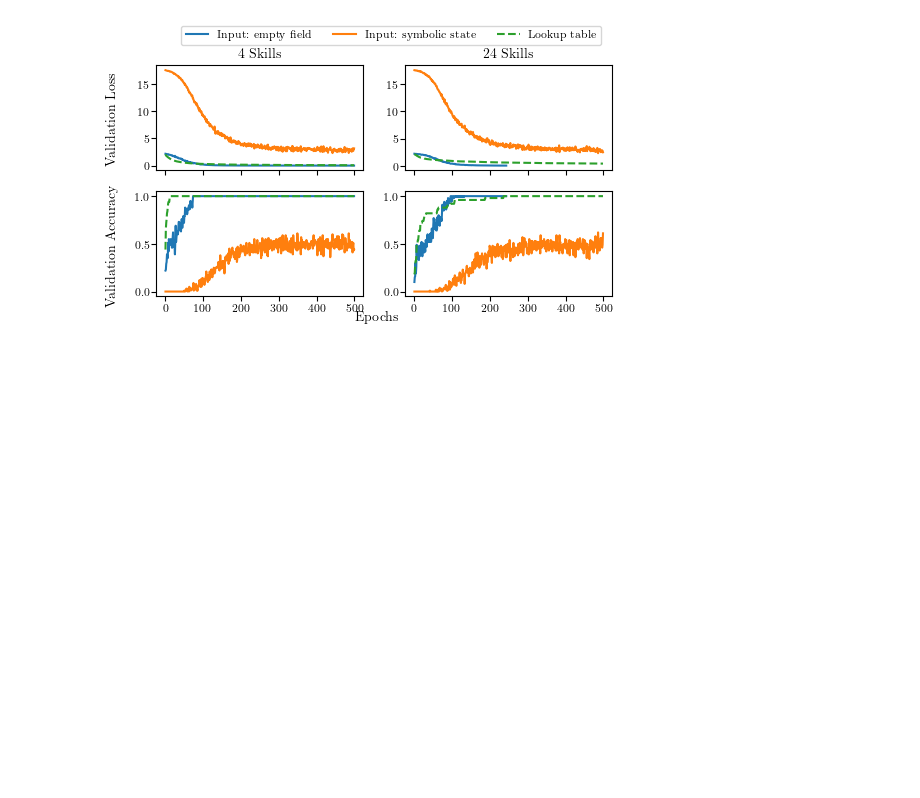
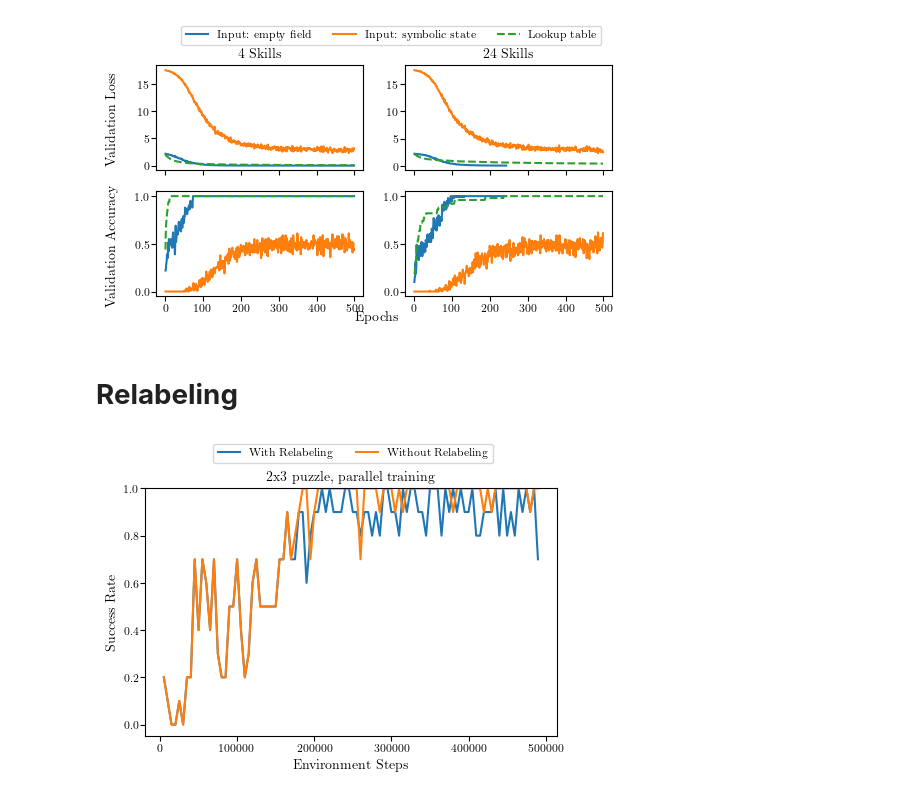
Before and after one commit to rosa-wolf/Multi-Phase-Skill-Learning-SlidingPuzzle, a Jupyter notebook: eval_data.ipynb, the cells around one changed output. Saved outputs shown, nothing was run; the diff lists cells and outputs as text; code cells hidden in the pictures; blank space fills up the shorter version.

```diff
--- a/eval_data.ipynb
+++ b/eval_data.ipynb
@@ -775,3 +775,47 @@ plt.show()
 # %%
 # plot perforamnce of fm with sym input dependent on batch size
 plt.subplots()
+# %% [markdown]
+# **Relabeling**
+# %%
+path_2x3_relabel = ["/home/rosa/Documents/Uni/Masterarbeit/checkpoints/parallel2x3_num_skills3_sparseTrue_relabelingTrue/evaluations.npz"]
+
+path_2x3 = ["/home/rosa/Documents/Uni/Masterarbeit/checkpoints/parallel2x3_num_skills3_sparseTrue_relabelingFalse/evaluations.npz"]
+# %%
+x = np.load(path_2x3_relabel[0], mmap_mode='r')["timesteps"]
+idx = np.where(x <= 490000)
+x = x[idx]
+
+returns_relabel, succ_relabel = gather_data(path_2x3_relabel, x, idx)
+returns, succ = gather_data(path_2x3, x, idx)
+
+mean_succ_relabel, std_succ_relabel = compute_mean_std(succ_relabel)
+mean_succ, std_succ = compute_mean_std(succ)
+# %%
+fig, ax = plt.subplots(1, 1, figsize=(0.9 * TEXTWIDTH +0.1, 0.9 * TEXTWIDTH * (5**.5 - 1) / 2))
+
+ax.plot(x, mean_succ_relabel, label="With Relabeling")
+ax.fill_between(x, mean_succ_relabel + std_succ_relabel, mean_succ_relabel - std_succ_relabel, alpha=0.3)
+
+ax.plot(x, mean_succ, label="Without Relabeling")
+ax.fill_between(x, mean_succ + std_succ, mean_succ - std_succ, alpha=0.3)
+
+ax.set_ylim(top=1.)
+ax.set_title("2x3 puzzle, parallel training")
+
+#ax[0, 0].set_xticklabels([])
+
+#for i in range(2):
+#    for j in range(3):
+#        ax.locator_params(axis='y', nbins=3)
+
+ax.set_xlabel('Environment Steps')
+ax.set_ylabel('Success Rate')
+handles, labels = ax.get_legend_handles_labels()
+fig.legend(handles, labels, ncol=2, bbox_to_anchor=(0.79,1.035))
+#plt.savefig(".pdf",
+#            bbox_inches='tight', dpi=plt.gcf().dpi)#,
+#            #dpi=1000)
+plt.show()
+# %% [output]
+[figure, added]
```
Also changed, not shown: 6 other files.
